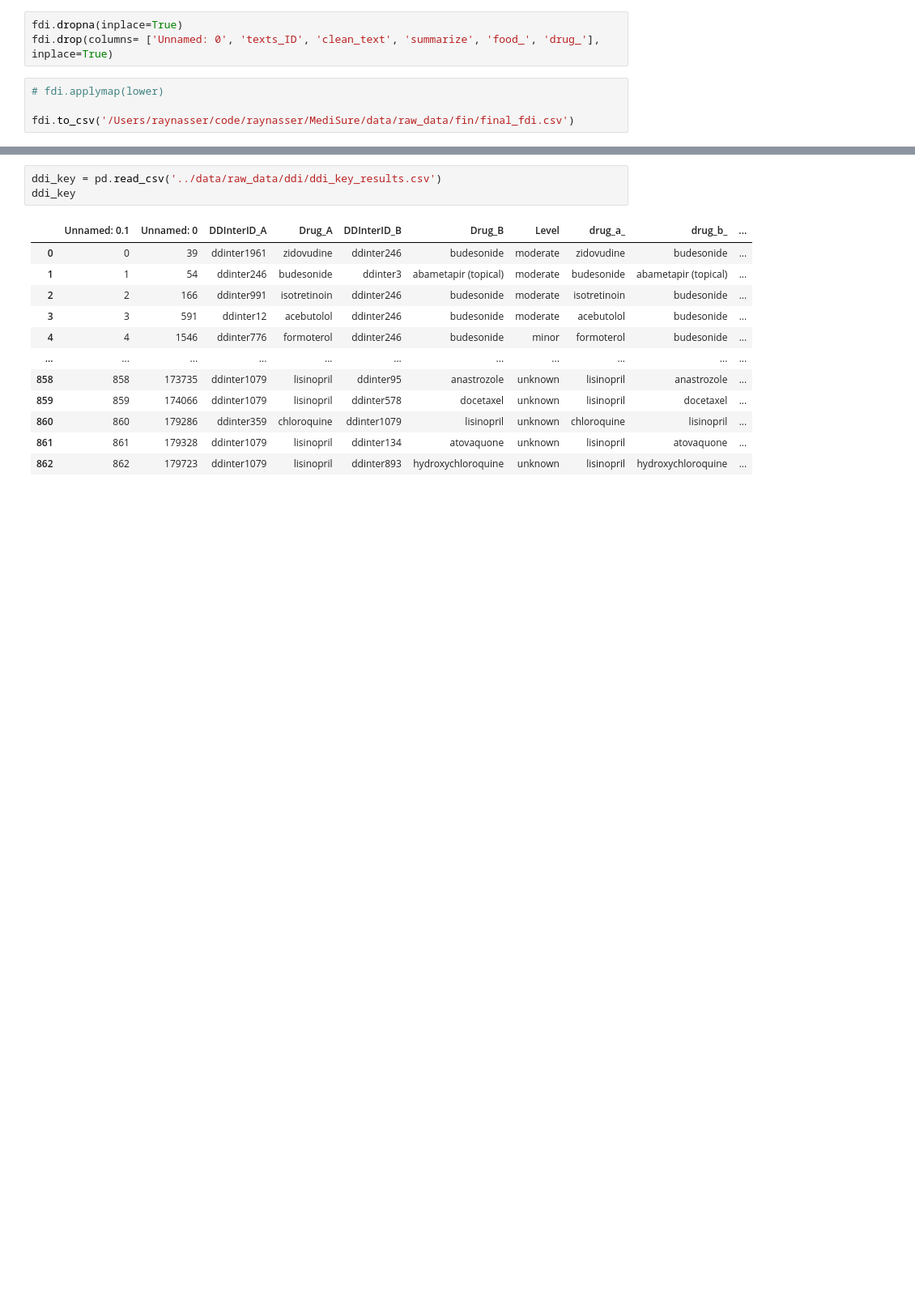
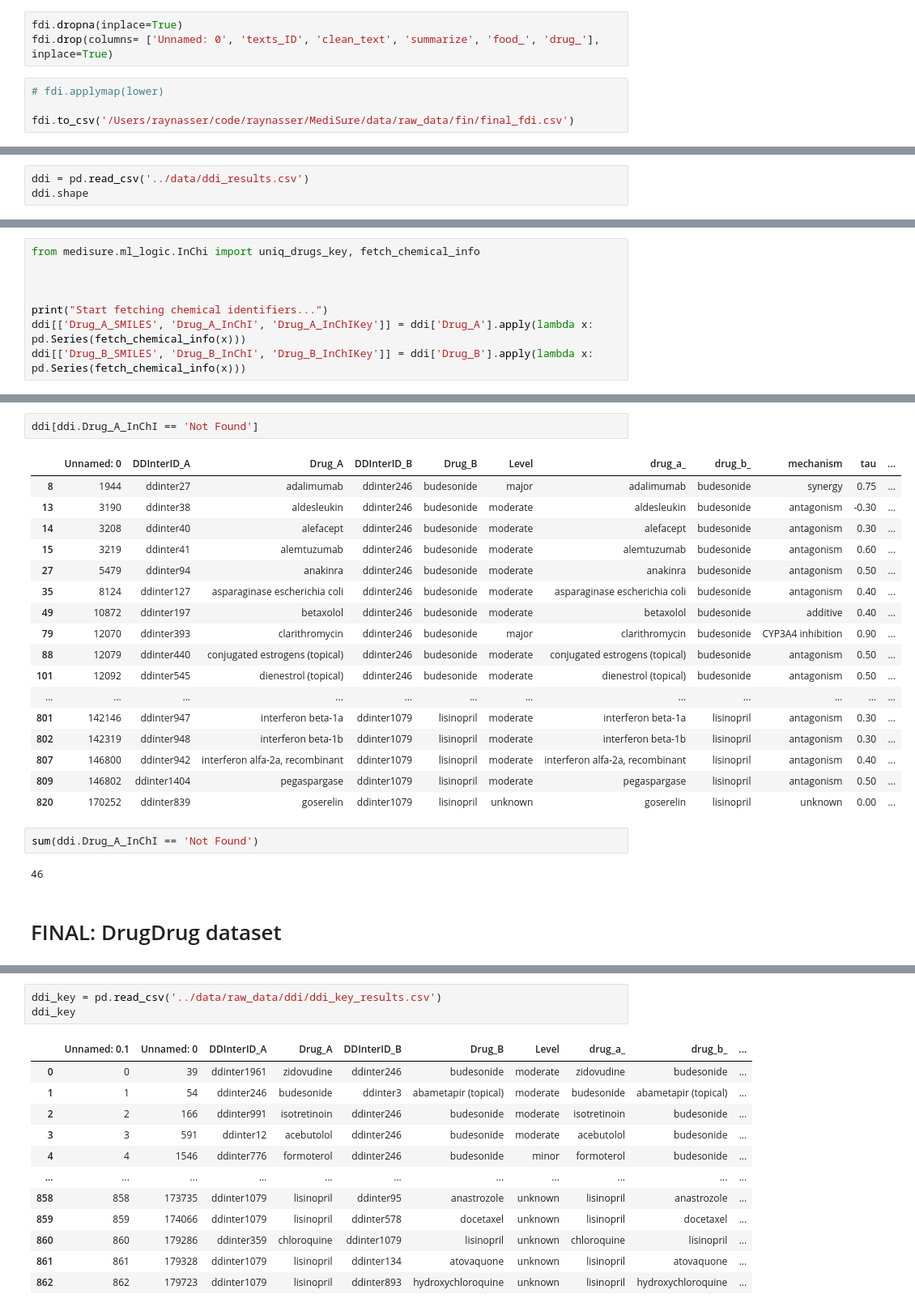
Before and after one commit to raynasser/MediSure, a Jupyter notebook: notebooks/ra | fin copy.ipynb, the cells around one changed output, grey strips where cells are left out. Shown at 81% size. Saved outputs shown, nothing was run; the diff lists cells and outputs as text; blank space fills up the shorter version.

```diff
--- a/notebooks/ra | fin copy.ipynb
+++ b/notebooks/ra | fin copy.ipynb
@@ -531,0 +533,3 @@ fin_prof.drop(columns=['Unnamed: 0', 'MIDDLE'], inplace=True)
+# %%
+ddi = pd.read_csv('../data/ddi_results.csv')
+ddi.shape
@@ -531,0 +538,8 @@ fin_prof.drop(columns=['Unnamed: 0', 'MIDDLE'], inplace=True)
+# %%
+from medisure.ml_logic.InChi import uniq_drugs_key, fetch_chemical_info
+
+
+
+print("Start fetching chemical identifiers...")
+ddi[['Drug_A_SMILES', 'Drug_A_InChI', 'Drug_A_InChIKey']] = ddi['Drug_A'].apply(lambda x: pd.Series(fetch_chemical_info(x)))
+ddi[['Drug_B_SMILES', 'Drug_B_InChI', 'Drug_B_InChIKey']] = ddi['Drug_B'].apply(lambda x: pd.Series(fetch_chemical_info(x)))
@@ -532 +602,27 @@ fin_prof.drop(columns=['Unnamed: 0', 'MIDDLE'], inplace=True)
+# %%
+ddi[ddi.Drug_A_InChI == 'Not Found']
+# %% [output]
+|  | Unnamed: 0 | DDInterID_A | Drug_A | DDInterID_B | Drug_B | Level | drug_a_ | drug_b_ | mechanism | tau | ... |
+| 8 | 1944 | ddinter27 | adalimumab | ddinter246 | budesonide | major | adalimumab | budesonide | synergy | 0.75 | ... |
+| 13 | 3190 | ddinter38 | aldesleukin | ddinter246 | budesonide | moderate | aldesleukin | budesonide | antagonism | -0.30 | ... |
+| 14 | 3208 | ddinter40 | alefacept | ddinter246 | budesonide | moderate | alefacept | budesonide | antagonism | 0.30 | ... |
+| 15 | 3219 | ddinter41 | alemtuzumab | ddinter246 | budesonide | moderate | alemtuzumab | budesonide | antagonism | 0.60 | ... |
+| 27 | 5479 | ddinter94 | anakinra | ddinter246 | budesonide | moderate | anakinra | budesonide | antagonism | 0.50 | ... |
+| 35 | 8124 | ddinter127 | asparaginase escherichia coli | ddinter246 | budesonide | moderate | asparaginase escherichia coli | budesonide | antagonism | 0.40 | ... |
+| 49 | 10872 | ddinter197 | betaxolol | ddinter246 | budesonide | moderate | betaxolol | budesonide | additive | 0.40 | ... |
+| 79 | 12070 | ddinter393 | clarithromycin | ddinter246 | budesonide | major | clarithromycin | budesonide | CYP3A4 inhibition | 0.90 | ... |
+| 88 | 12079 | ddinter440 | conjugated estrogens (topical) | ddinter246 | budesonide | moderate | conjugated estrogens (topical) | budesonide | antagonism | 0.50 | ... |
+| 101 | 12092 | ddinter545 | dienestrol (topical) | ddinter246 | budesonide | moderate | dienestrol (topical) | budesonide | antagonism | 0.50 | ... |
+| ... | ... | ... | ... | ... | ... | ... | ... | ... | ... | ... | ... |
+| 801 | 142146 | ddinter947 | interferon beta-1a | ddinter1079 | lisinopril | moderate | interferon beta-1a | lisinopril | antagonism | 0.30 | ... |
+| 802 | 142319 | ddinter948 | interferon beta-1b | ddinter1079 | lisinopril | moderate | interferon beta-1b | lisinopril | antagonism | 0.30 | ... |
+| 807 | 146800 | ddinter942 | interferon alfa-2a, recombinant | ddinter1079 | lisinopril | moderate | interferon alfa-2a, recombinant | lisinopril | antagonism | 0.40 | ... |
+| 809 | 146802 | ddinter1404 | pegaspargase | ddinter1079 | lisinopril | moderate | pegaspargase | lisinopril | antagonism | 0.50 | ... |
+| 820 | 170252 | ddinter839 | goserelin | ddinter1079 | lisinopril | unknown | goserelin | lisinopril | unknown | 0.00 | ... |
+# %%
+sum(ddi.Drug_A_InChI == 'Not Found')
+# %% [output]
+46
+# %% [markdown]
+# FINAL: DrugDrug dataset
 # %%
```
Also changed, not shown: parts of 30 cells of this notebook, 9 other files.
